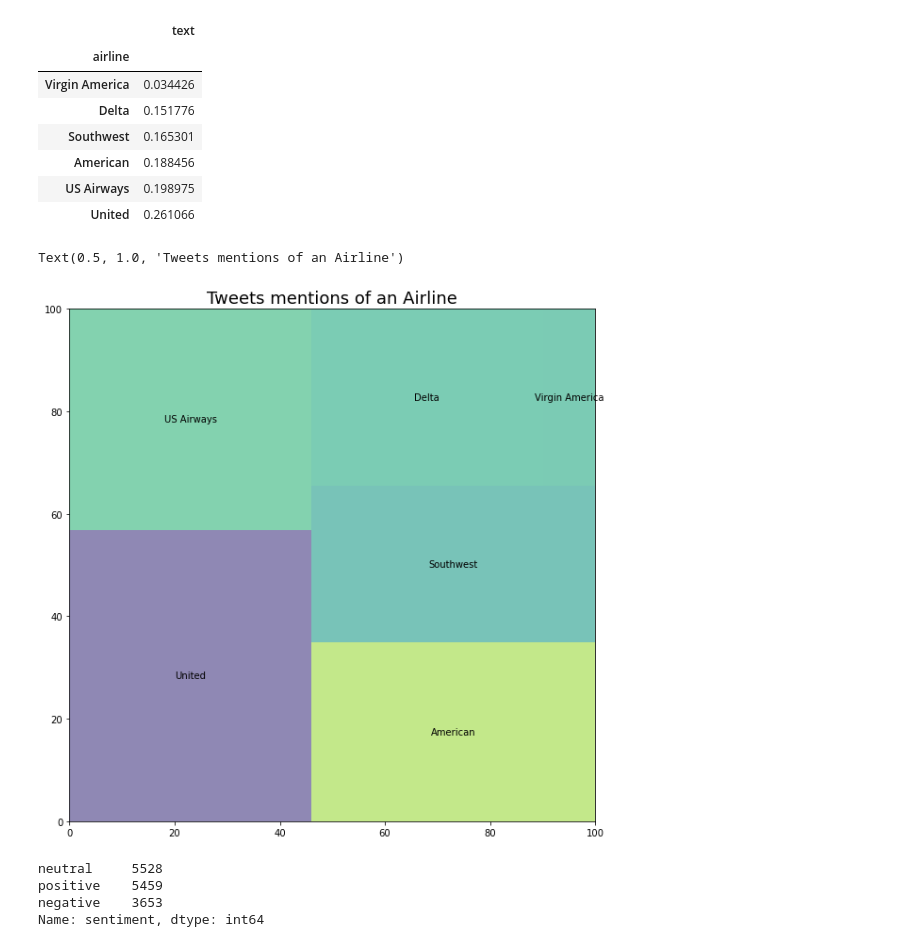
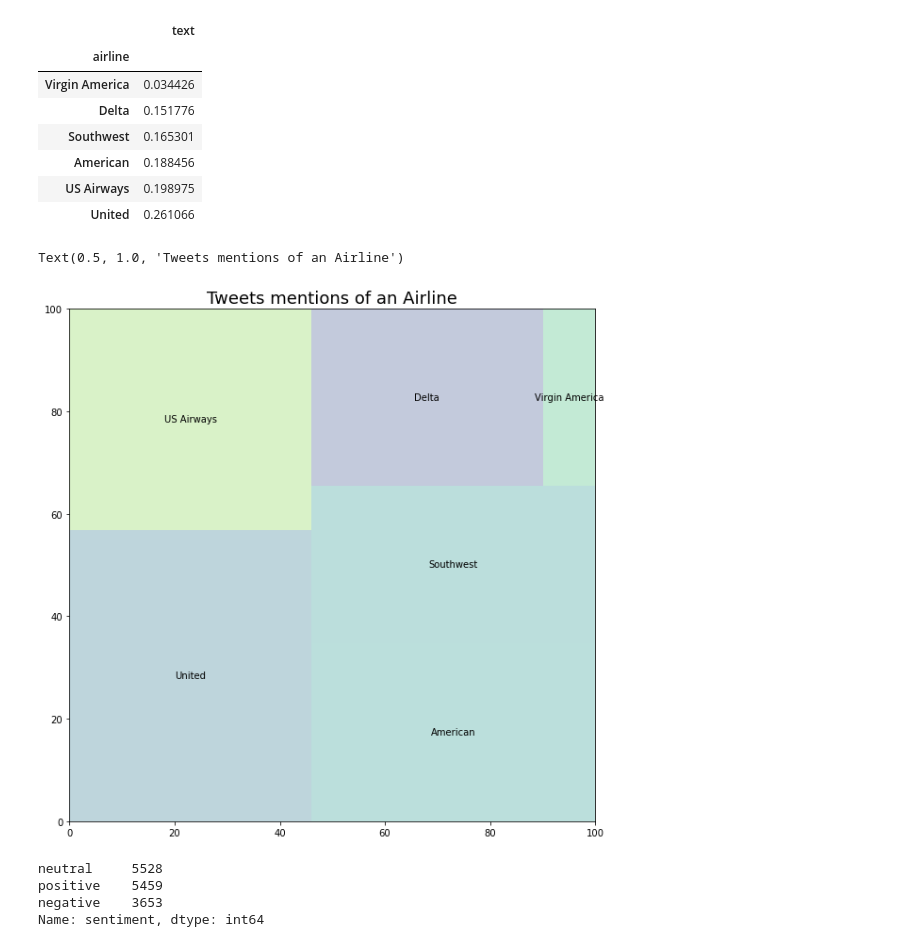
Before and after one commit to JeevanshuDua/Airline-Tweets-Analysis, a Jupyter notebook: Airlines_DA.ipynb, the cells around one changed output. Saved outputs shown, nothing was run; the diff lists cells and outputs as text; code cells hidden in the pictures.

```diff
--- a/Airlines_DA.ipynb
+++ b/Airlines_DA.ipynb
@@ -203,13 +239,13 @@ final_df.head()
 # %%
 import squarify
 labels = ['United','US Airways','American','Southwest','Delta','Virgin America']
 sizes = [0.261, 0.198, 0.188, 0.165, 0.152, 0.0344]
 plt.subplots(figsize=(10,10))
-squarify.plot(sizes=sizes, label=labels, alpha=0.6)
+squarify.plot(sizes=sizes, label=labels, alpha=0.3)
 plt.title('Tweets mentions of an Airline', fontsize=18)
 # %% [output]
 Text(0.5, 1.0, 'Tweets mentions of an Airline')
-[figure, old version]
+[figure, new version]
 # %%
 label = ['positive','negative','neutral']
 final_df['sentiment'].value_counts()
```
Also changed, not shown: parts of 25 cells of this notebook.
